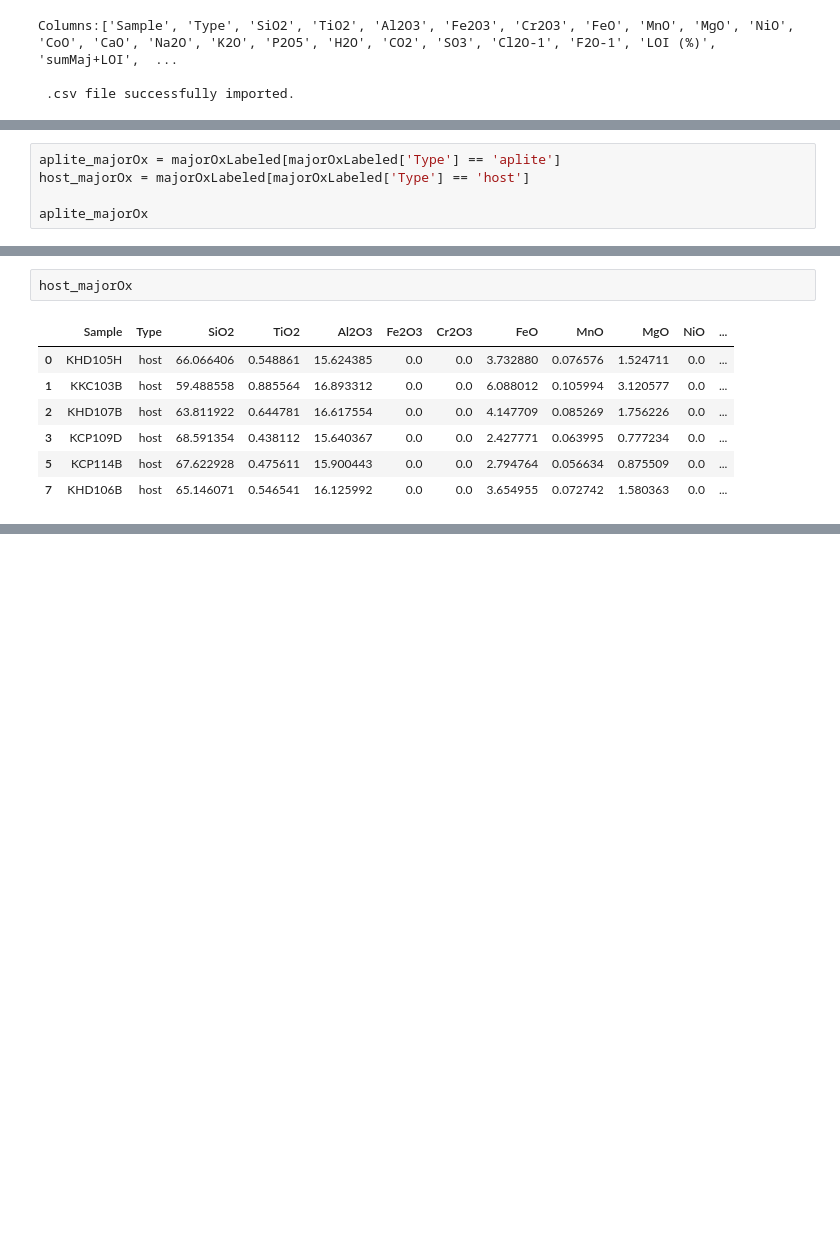
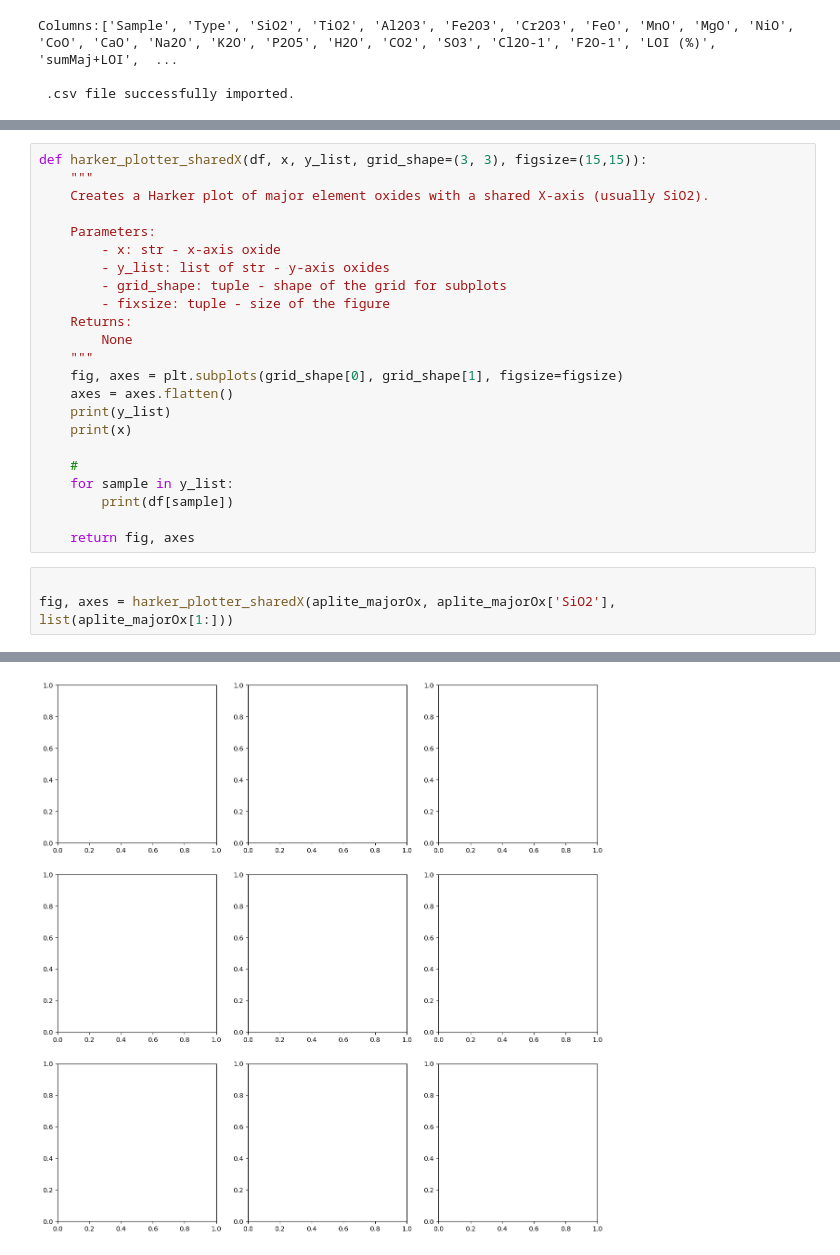
Before and after one commit to astromarb/sci-cluster, a Jupyter notebook: ActiveNotebooks/Protoyping.ipynb, the cells around one changed output, grey strips where cells are left out. Cells and saved outputs as stored; diff of their text form; blank space fills up the shorter version.

```diff
--- a/ActiveNotebooks/Protoyping.ipynb
+++ b/ActiveNotebooks/Protoyping.ipynb
@@ -105,5 +136,0 @@ majorOxLabeled
-# %%
-aplite_majorOx = majorOxLabeled[majorOxLabeled['Type'] == 'aplite']
-host_majorOx = majorOxLabeled[majorOxLabeled['Type'] == 'host']
-
-aplite_majorOx
@@ -115,10 +164,27 @@ aplite_majorOx
 # %%
-host_majorOx
+def harker_plotter_sharedX(df, x, y_list, grid_shape=(3, 3), figsize=(15,15)):
+    """
+    Creates a Harker plot of major element oxides with a shared X-axis (usually SiO2).
+
+    Parameters:
+        - x: str - x-axis oxide
+        - y_list: list of str - y-axis oxides
+        - grid_shape: tuple - shape of the grid for subplots
+        - fixsize: tuple - size of the figure
+    Returns:
+        None
+    """
+    fig, axes = plt.subplots(grid_shape[0], grid_shape[1], figsize=figsize)
+    axes = axes.flatten()
+    print(y_list)
+    print(x)
+
+    #
+    for sample in y_list:
+        print(df[sample])
+
+    return fig, axes
-# %% [output]
-|  | Sample | Type | SiO2 | TiO2 | Al2O3 | Fe2O3 | Cr2O3 | FeO | MnO | MgO | NiO | ... |
-| 0 | KHD105H | host | 66.066406 | 0.548861 | 15.624385 | 0.0 | 0.0 | 3.732880 | 0.076576 | 1.524711 | 0.0 | ... |
-| 1 | KKC103B | host | 59.488558 | 0.885564 | 16.893312 | 0.0 | 0.0 | 6.088012 | 0.105994 | 3.120577 | 0.0 | ... |
-| 2 | KHD107B | host | 63.811922 | 0.644781 | 16.617554 | 0.0 | 0.0 | 4.147709 | 0.085269 | 1.756226 | 0.0 | ... |
-| 3 | KCP109D | host | 68.591354 | 0.438112 | 15.640367 | 0.0 | 0.0 | 2.427771 | 0.063995 | 0.777234 | 0.0 | ... |
-| 5 | KCP114B | host | 67.622928 | 0.475611 | 15.900443 | 0.0 | 0.0 | 2.794764 | 0.056634 | 0.875509 | 0.0 | ... |
-| 7 | KHD106B | host | 65.146071 | 0.546541 | 16.125992 | 0.0 | 0.0 | 3.654955 | 0.072742 | 1.580363 | 0.0 | ... |
+# %%
+
+fig, axes = harker_plotter_sharedX(aplite_majorOx, aplite_majorOx['SiO2'], list(aplite_majorOx[1:]))
+# %% [output]
@@ -124,0 +208 @@ host_majorOx
+[figure, added]
```
Also changed, not shown: parts of 11 cells of this notebook, 2 other files.
